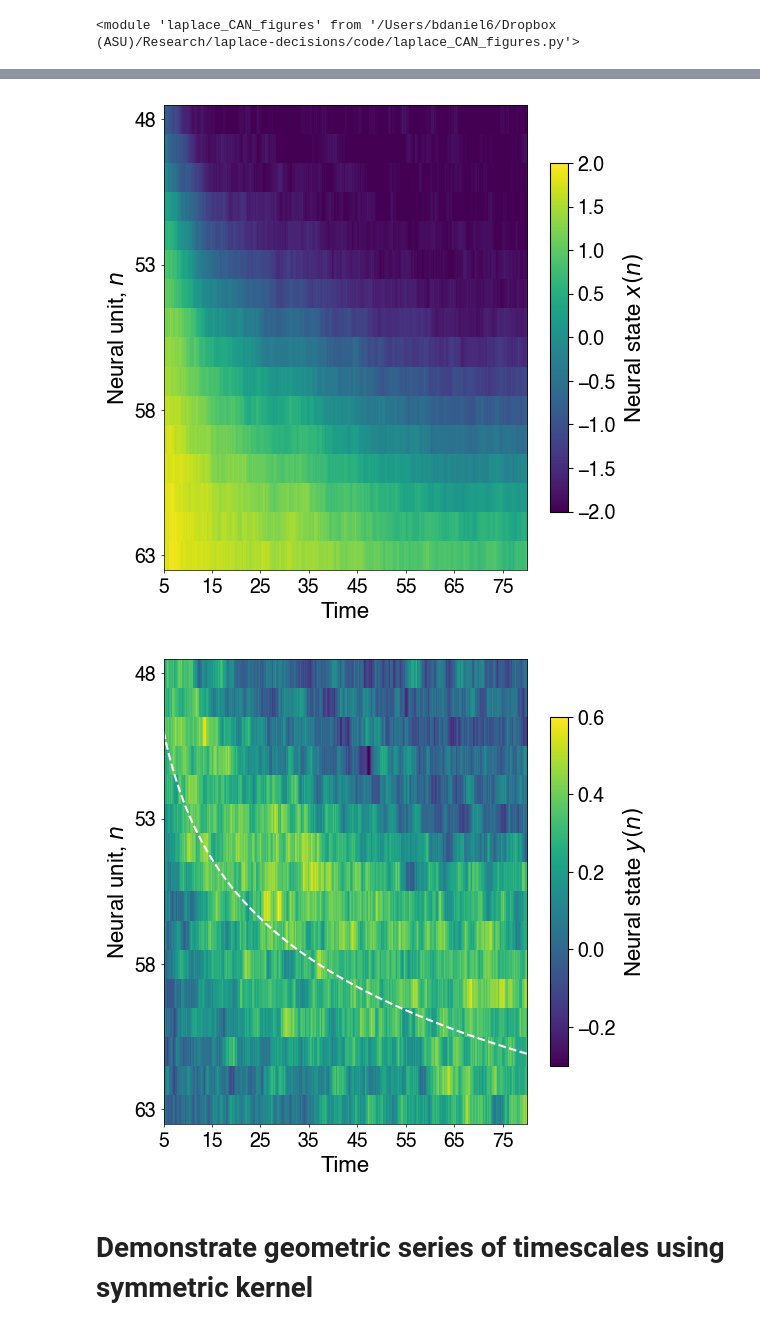
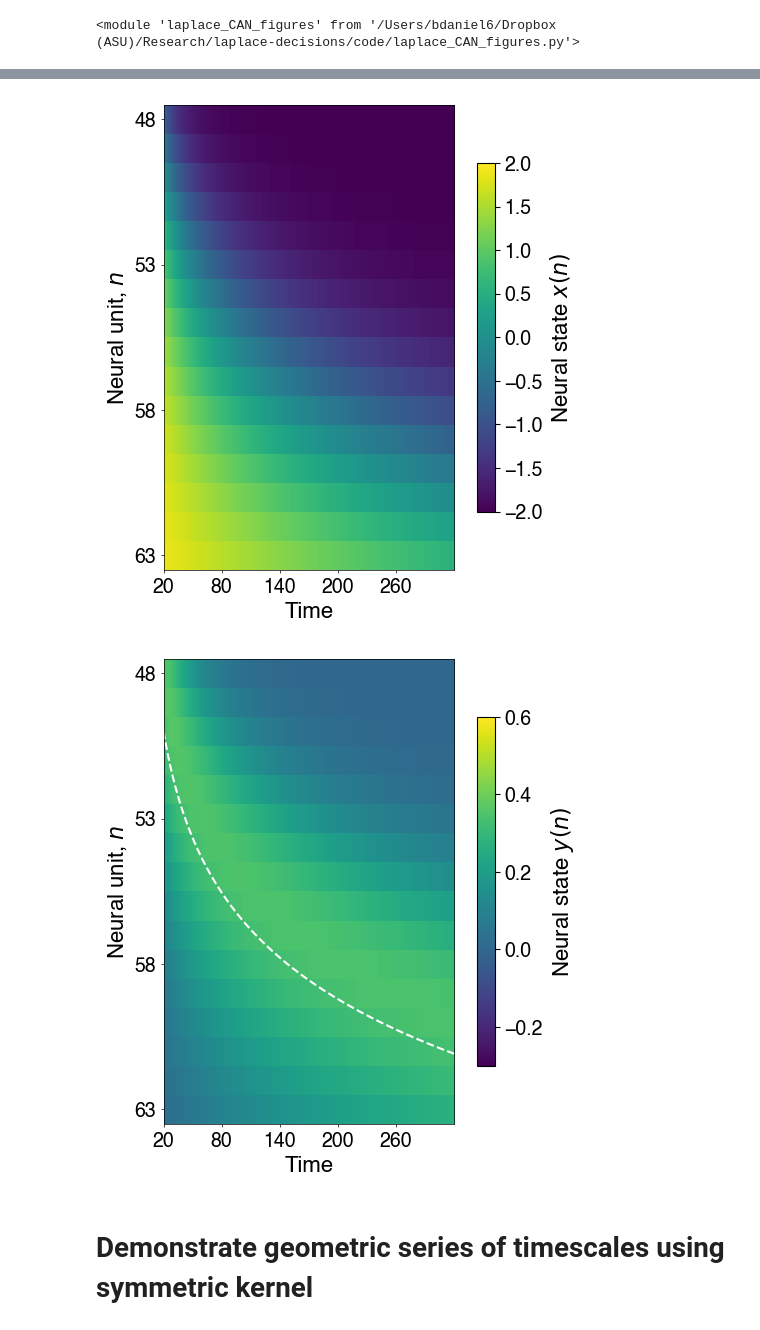
Before and after one commit to Collective-Logic-Lab/laplace-decisions, a Jupyter notebook: laplace-CAN-paper-figures.ipynb, the cells around one changed output, grey strips where cells are left out. Cells and saved outputs as stored; diff of their text form; code cells hidden in the pictures.

```diff
--- a/laplace-CAN-paper-figures.ipynb
+++ b/laplace-CAN-paper-figures.ipynb
@@ -31,7 +31,7 @@ from laplace_network import asymmetric_edge_states
 # set up 1-D line of units with nearest-neighbor interactions
 # and fixed boundary conditions implemented by large fields at the ends
 
-dateStr = '240513' # used in output figure filenames
+dateStr = '240515' # used in output figure filenames
 
 sim_type = 'past' #'past' #'future'
 Npopulation = 100 # number of units in each population
@@ -40,9 +40,9 @@ Npopulation = 100 # number of units in each population
 delta_z = 1/4 #1/8 #1/4
 n_0_asymmetric = Npopulation/2
 if sim_type == 'past':
-    t_0_asymmetric = 5 #10
+    t_0_asymmetric = 20 # XXX #5 #10
 elif sim_type == 'future':
-    t_0_asymmetric = -80 #-75
+    t_0_asymmetric = -320 # XXX -80 #-75
 
 # 2024/3/1 set sigma large compared to range of states for all synapses except edge->edge
 sigma_edge = 0.5 #0.25 #0.5
@@ -72,9 +72,9 @@ zero_velocity_asymmetric_edge_Jmat: edge_shift = 0.1256244214584455
 # %%
 # run simulation
 
-noise_var = 1e-2 #5e-2 #0 # strength of noise (variance added per unit time)
-t_final = t_0_asymmetric + 75
-delta_t = 0.01 #0.001
+noise_var = 0 #1e-2 #5e-2 #0 # strength of noise (variance added per unit time)
+t_final = t_0_asymmetric + 300 # XXX #+ 75
+delta_t = 0.01 #0.1 # XXX 0.01 #0.001
 seed = 12345
 
 # start with edge state at location n_0 at time t_0
@@ -113,8 +113,8 @@ plt.plot(nList-desired_edge_offset,desired_edge_shape,
          zorder=+10)
 
 for t in [t_0_asymmetric,
-          t_0_asymmetric + 10, #t_0_asymmetric*2,
-          t_0_asymmetric + 30, #t_0_asymmetric*4,
+          t_0_asymmetric + 100, #t_0_asymmetric*2,
+          t_0_asymmetric + 300, #t_0_asymmetric*4,
          ]:
     edge_offset = np.sort(find_edge_location(states_asymmetric.loc[t],Npopulation))[0]
     plt.plot(nList - edge_offset,
@@ -224,37 +224,39 @@ for neuronType in ['edge','bump']:
     elif sim_type == 'future':
         neuronMin,neuronMax = 50-14+1,50+2+1
     if neuronType == 'edge': # "edge" neurons
         plt.matshow(states_asymmetric.T[neuronMin:neuronMax+1],fignum=fig,vmin=-2,vmax=+2)
         stateName = '$x$'
     elif neuronType == 'bump': # "bump" neurons
         plt.matshow(states_asymmetric.T[Npopulation+neuronMin:Npopulation+neuronMax+1],fignum=fig,vmin=-0.3,vmax=0.6)
         stateName = '$y$'
         # also plot desired edge location as a dashed white line
         t_to_index = lambda t: (t - t_0_asymmetric)/delta_t
         n_to_index = lambda n: n - neuronMin
         theory_data = n_0_asymmetric+1./delta_z*np.log(states_asymmetric.index/t_0_asymmetric)
         plt.plot(t_to_index(states_asymmetric.index),n_to_index(theory_data),'w--')
     else:
         raise Exception("unrecognized neuronType")
-    plt.gca().set_aspect(600)
+    plt.gca().set_aspect(3000) #600)
     plt.gca().xaxis.tick_bottom()
 
-    plt.xticks(range(0,8000,1000),range(t_0_asymmetric,t_0_asymmetric+80,10))
+    num_x_ticks = 5
+    plt.xticks(range(0,int((t_final-t_0_asymmetric)/delta_t),int((t_final-t_0_asymmetric)/delta_t/num_x_ticks)),
+               range(t_0_asymmetric,t_final,int((t_final-t_0_asymmetric)/num_x_ticks)))
     plt.yticks(range(0,neuronMax-neuronMin,5),range(neuronMin,neuronMax,5))
     plt.axis(ymin=neuronMax-neuronMin-0.5,ymax=-0.5,)
     plt.xlabel('Time')
     plt.ylabel('Neural unit, $n$')
     plt.colorbar(shrink=0.75,label='Neural state {}$(n)$'.format(stateName))
     #plt.axis(ymin=70,ymax=40)
     #fig.subplots_adjust(bottom=0.9,top=0.95) # doesn't do anything?
     lf.defaultFigure.makePretty()
     filename = '{}_{}_neuron_firing_rate_vs_cell_and_time_{}'.format(dateStr,neuronType,sim_type)
     if noise_var > 1e-6:
         filename += '_noise'
     plt.savefig(filename+'.pdf')
 # %% [output]
-[figure, old version]
+[figure, new version]
-[figure, old version]
+[figure, new version]
 # %% [markdown]
 # Demonstrate geometric series of timescales using symmetric kernel
 # %%
```
Also changed, not shown: parts of 9 cells of this notebook, 1 other file.
